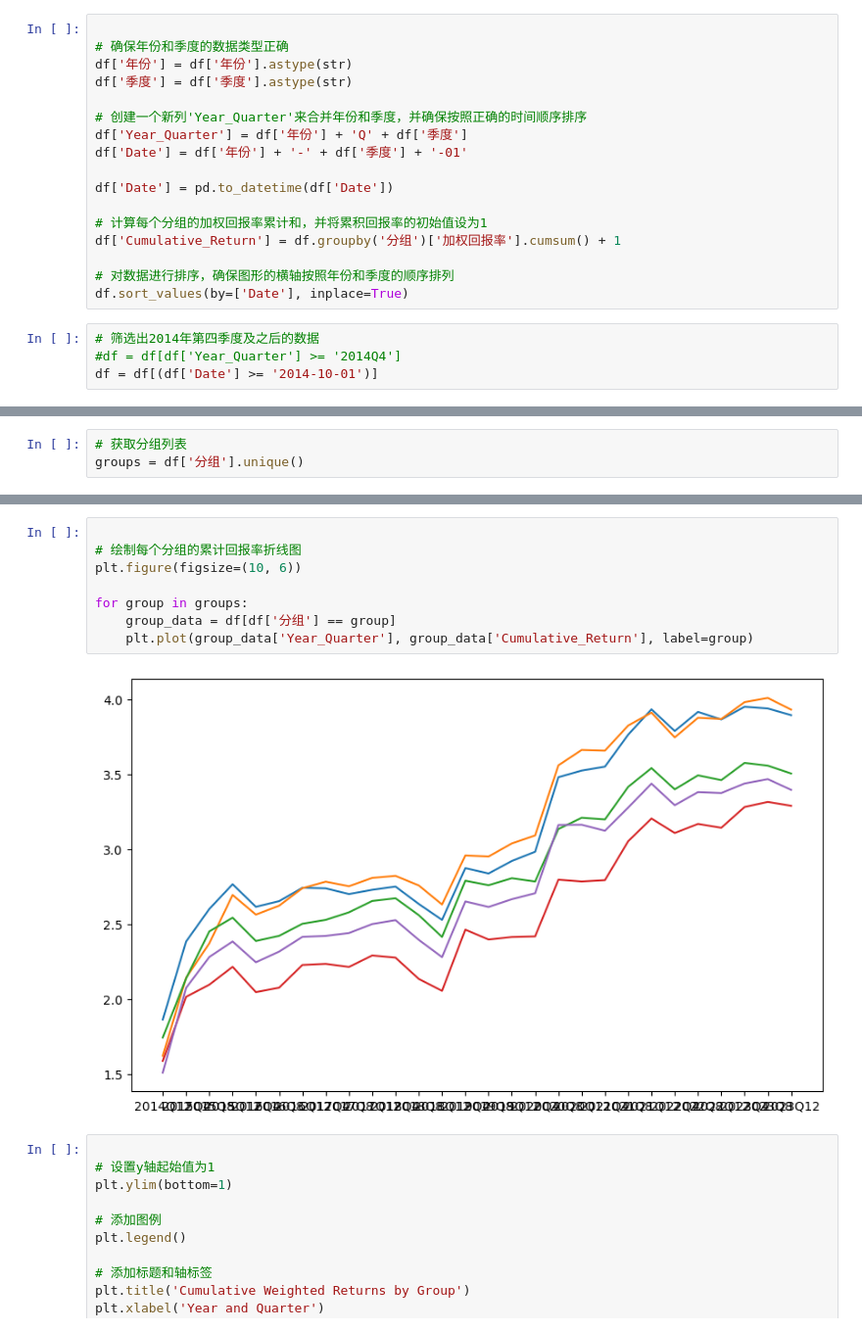
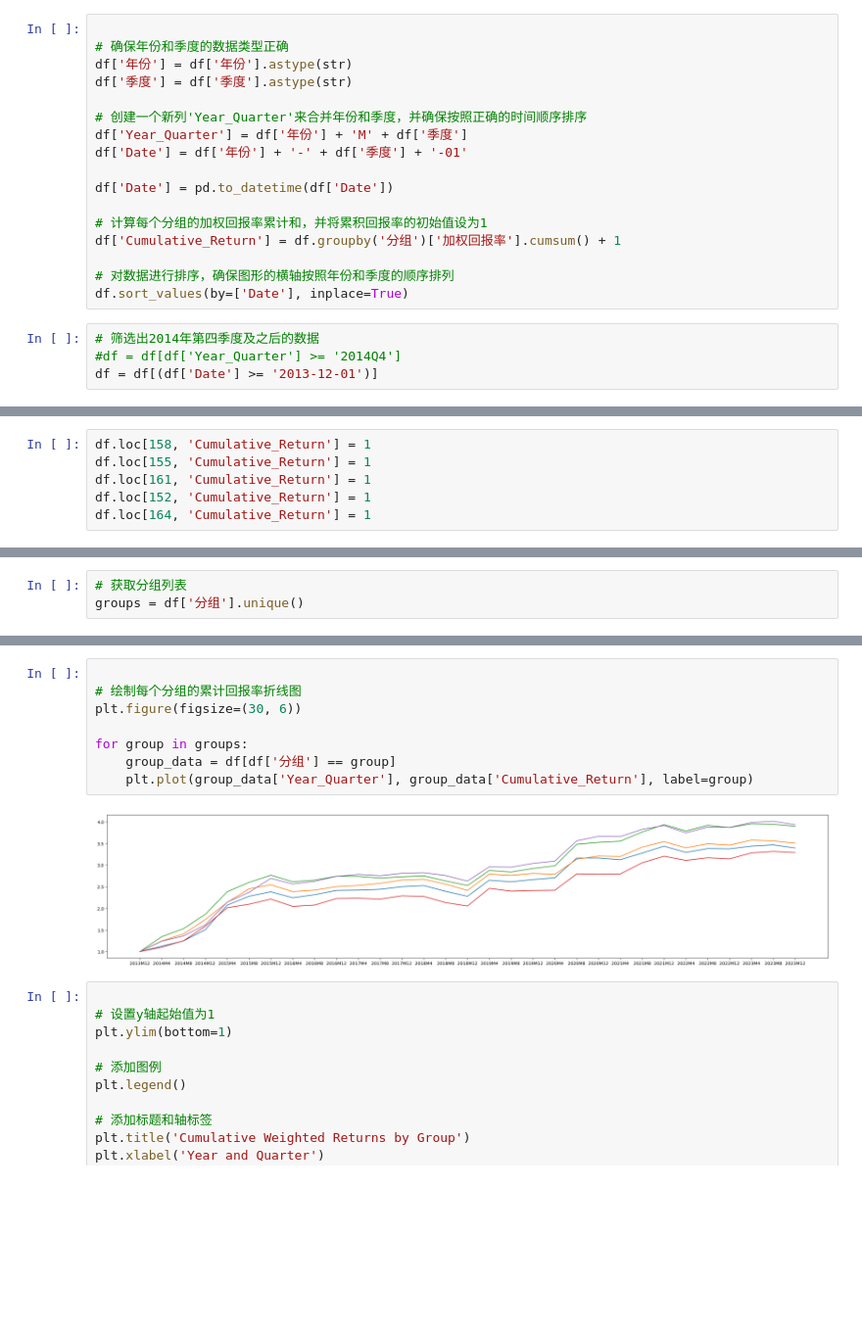
Before and after one commit to Prussia/playJupyter, a Jupyter notebook: testproj/画图.ipynb, the cells around one changed output, grey strips where cells are left out. Shown at 98% size. Saved outputs shown, nothing was run; the diff lists cells and outputs as text; blank space fills up the shorter version.

```diff
--- a/testproj/画图.ipynb
+++ b/testproj/画图.ipynb
@@ -20,7 +20,7 @@ df['年份'] = df['年份'].astype(str)
 df['季度'] = df['季度'].astype(str)
 
 # 创建一个新列'Year_Quarter'来合并年份和季度，并确保按照正确的时间顺序排序
-df['Year_Quarter'] = df['年份'] + 'Q' + df['季度']
+df['Year_Quarter'] = df['年份'] + 'M' + df['季度']
 df['Date'] = df['年份'] + '-' + df['季度'] + '-01'
 
 df['Date'] = pd.to_datetime(df['Date'])
@@ -33,4 +33,4 @@ df.sort_values(by=['Date'], inplace=True)
 # %%
 # 筛选出2014年第四季度及之后的数据
 #df = df[df['Year_Quarter'] >= '2014Q4']
-df = df[(df['Date'] >= '2014-10-01')]
+df = df[(df['Date'] >= '2013-12-01')]
@@ -36,0 +53,6 @@ df = df[(df['Date'] >= '2014-10-01')]
+# %%
+df.loc[158, 'Cumulative_Return'] = 1
+df.loc[155, 'Cumulative_Return'] = 1
+df.loc[161, 'Cumulative_Return'] = 1
+df.loc[152, 'Cumulative_Return'] = 1
+df.loc[164, 'Cumulative_Return'] = 1
@@ -74,13 +94,13 @@ Name: Year_Quarter, dtype: object
 # %%
 
 # 绘制每个分组的累计回报率折线图
-plt.figure(figsize=(10, 6))
+plt.figure(figsize=(30, 6))
 
 for group in groups:
     group_data = df[df['分组'] == group]
     plt.plot(group_data['Year_Quarter'], group_data['Cumulative_Return'], label=group)
 # %% [output]
-[figure, old version]
+[figure, new version]
 # %%
 
 # 设置y轴起始值为1
```
Also changed, not shown: parts of 3 cells of this notebook, 1 other file.
